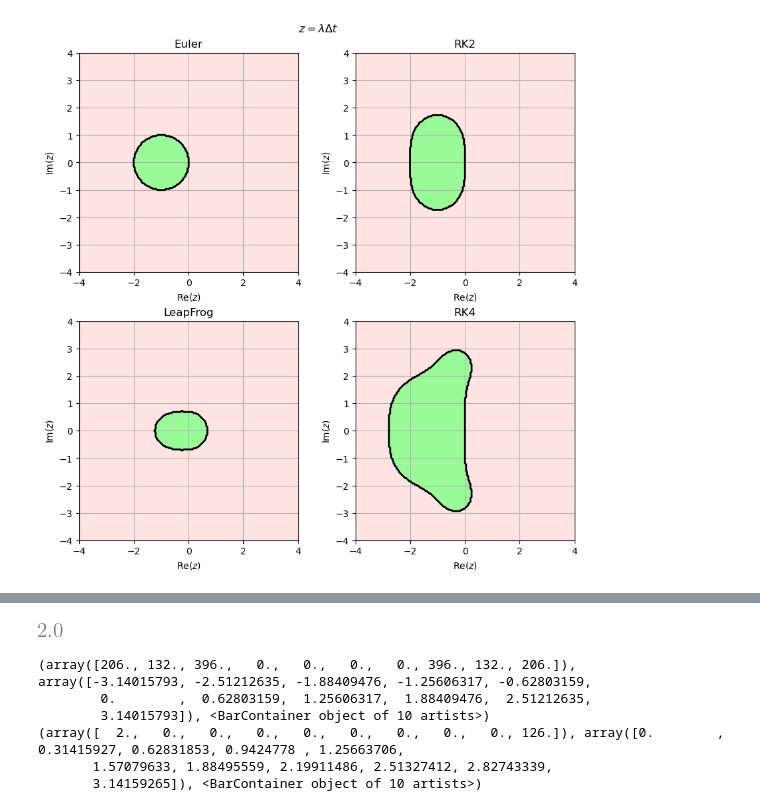
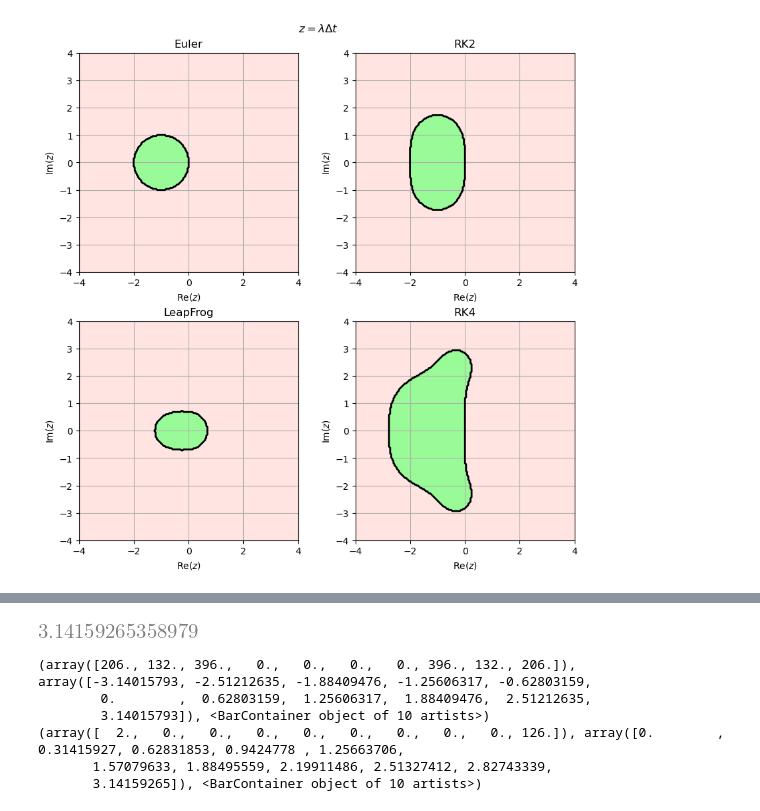
Before and after one commit to personne30003/pyTQG, a Jupyter notebook: Proto_notebooks/Adv_1D.ipynb, the cells around one changed output, grey strips where cells are left out. Drawn from its saved outputs; the diff is of its cells as text; code cells hidden in the pictures.

```diff
--- a/Proto_notebooks/Adv_1D.ipynb
+++ b/Proto_notebooks/Adv_1D.ipynb
@@ -983,7 +995,7 @@ k_min = 0.003175269276709809
 # %%
-contour_RK4.Complex.imag.max()
+np.pi
 # %% [output]
-[figure, old version]
+[figure, new version]
 # %%
 fig = plt.figure()
 plt.title("contour stabilité RK4")
```
Also changed, not shown: parts of 9 cells of this notebook, 8 other files.
